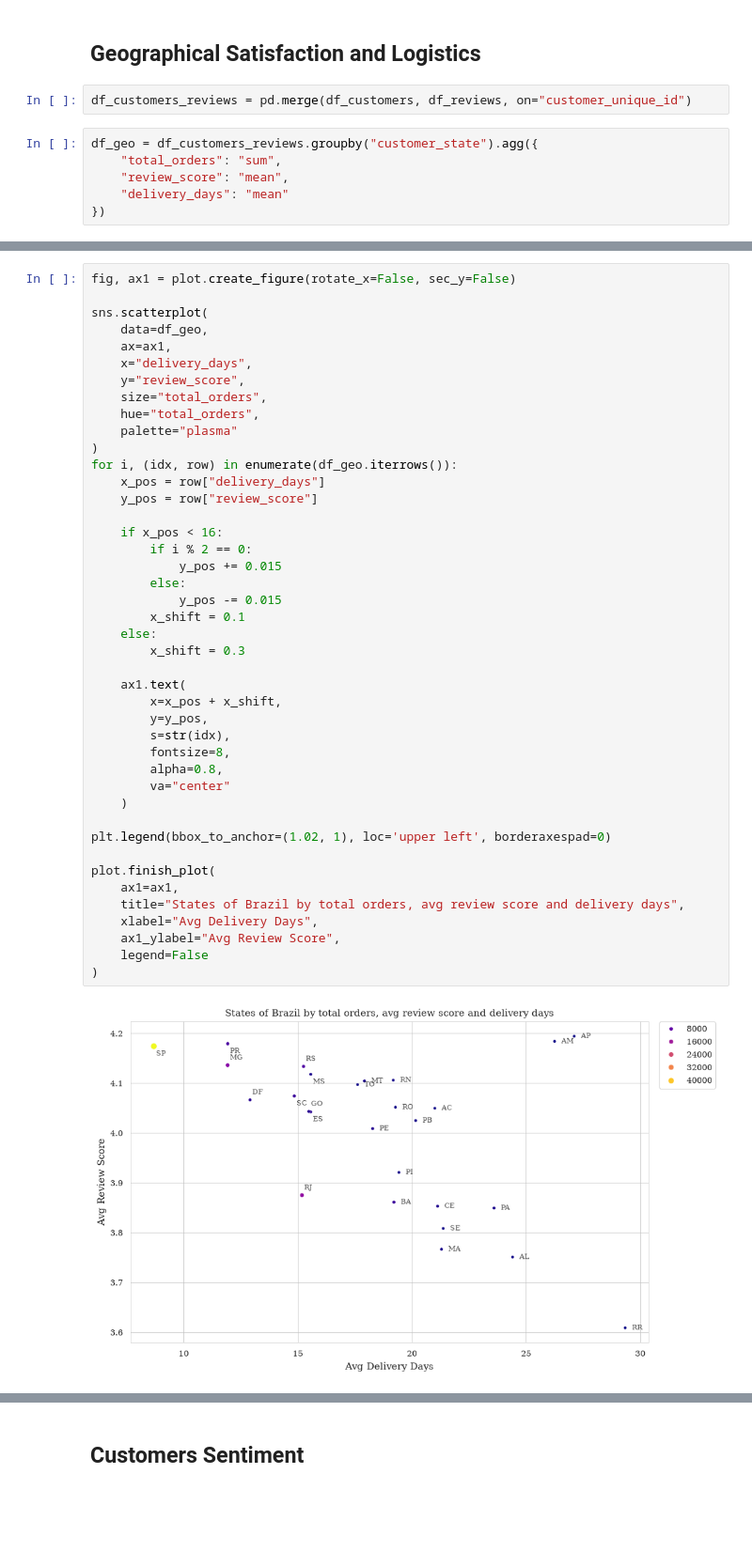
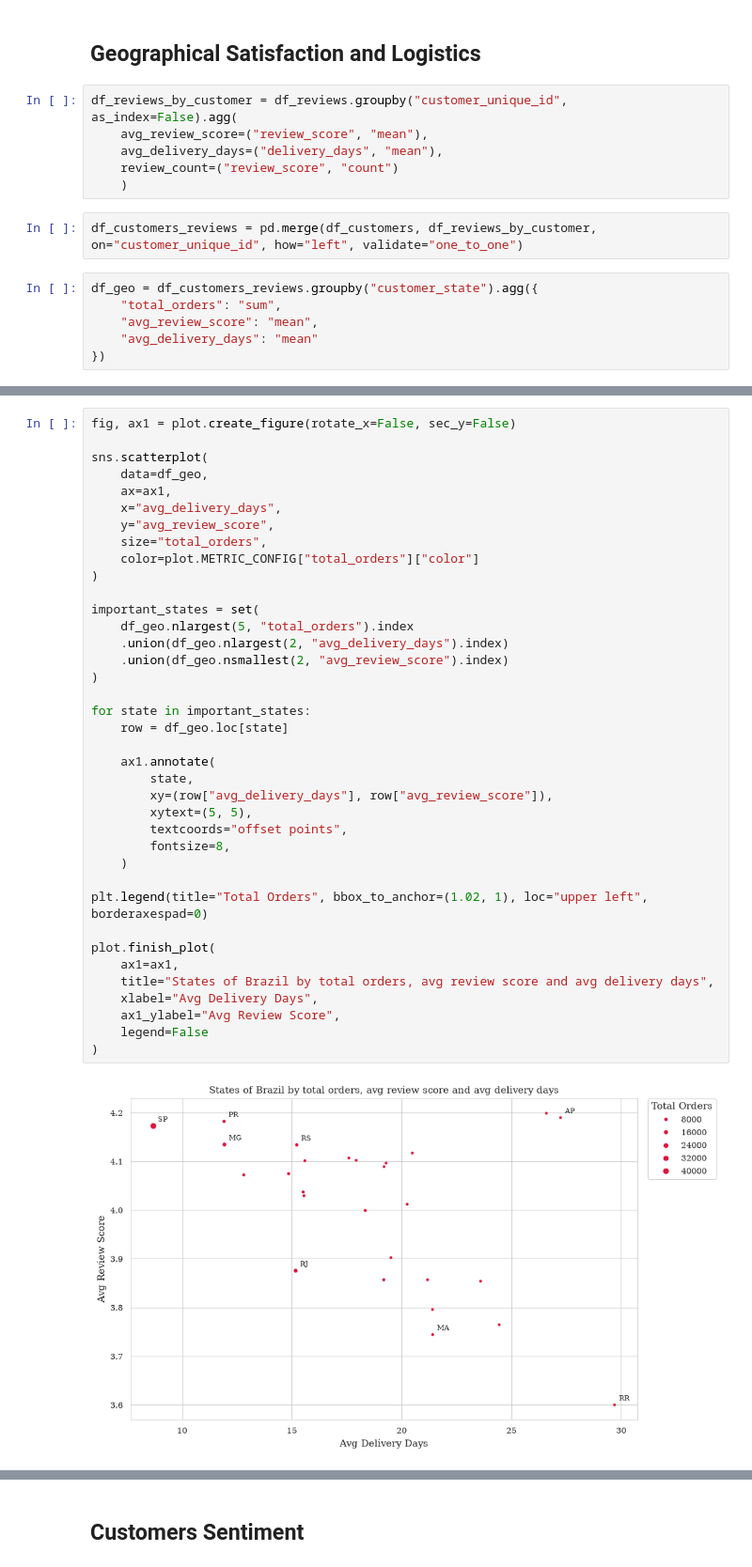
Before and after one commit to MarKotyn/olist-ecommerce-customer-analytics, a Jupyter notebook: python/notebooks/02_eda.ipynb, the cells around one changed output, grey strips where cells are left out. Shown at 94% size. Drawn from its saved outputs; the diff is of its cells as text; blank space fills up the shorter version.

```diff
--- a/python/notebooks/02_eda.ipynb
+++ b/python/notebooks/02_eda.ipynb
@@ -415,13 +394,19 @@ Shipping performance is a primary driver of customer satisfaction, as the median
 # Cross-View Analysis
 # %% [markdown]
 ## Geographical Satisfaction and Logistics
+# %%
+df_reviews_by_customer = df_reviews.groupby("customer_unique_id", as_index=False).agg(
+    avg_review_score=("review_score", "mean"),
+    avg_delivery_days=("delivery_days", "mean"),
+    review_count=("review_score", "count")
+    )
 # %%
-df_customers_reviews = pd.merge(df_customers, df_reviews, on="customer_unique_id")
+df_customers_reviews = pd.merge(df_customers, df_reviews_by_customer, on="customer_unique_id", how="left", validate="one_to_one")
 # %%
 df_geo = df_customers_reviews.groupby("customer_state").agg({
     "total_orders": "sum",
-    "review_score": "mean",
-    "delivery_days": "mean"
+    "avg_review_score": "mean",
+    "avg_delivery_days": "mean"
 })
 # %%
 df_geo.sort_values("total_orders", ascending=False).head(5)
@@ -436,45 +421,40 @@ df_geo.sort_values("total_orders", ascending=False).head(5)
 # %%
 fig, ax1 = plot.create_figure(rotate_x=False, sec_y=False)
 
 sns.scatterplot(
     data=df_geo,
     ax=ax1,
-    x="delivery_days",
-    y="review_score",
+    x="avg_delivery_days",
+    y="avg_review_score",
     size="total_orders",
-    hue="total_orders",
-    palette="plasma"
+    color=plot.METRIC_CONFIG["total_orders"]["color"]
 )
-for i, (idx, row) in enumerate(df_geo.iterrows()):
-    x_pos = row["delivery_days"]
-    y_pos = row["review_score"]
 
-    if x_pos < 16:
-        if i % 2 == 0:
-            y_pos += 0.015
-        else:
-            y_pos -= 0.015
-        x_shift = 0.1
-    else:
-        x_shift = 0.3
+important_states = set(
+    df_geo.nlargest(5, "total_orders").index
+    .union(df_geo.nlargest(2, "avg_delivery_days").index)
+    .union(df_geo.nsmallest(2, "avg_review_score").index)
+)
 
-    ax1.text(
-        x=x_pos + x_shift,
-        y=y_pos,
-        s=str(idx),
+for state in important_states:
+    row = df_geo.loc[state]
+
+    ax1.annotate(
+        state,
+        xy=(row["avg_delivery_days"], row["avg_review_score"]),
+        xytext=(5, 5),
+        textcoords="offset points",
         fontsize=8,
-        alpha=0.8,
-        va="center"
     )
 
-plt.legend(bbox_to_anchor=(1.02, 1), loc='upper left', borderaxespad=0)
+plt.legend(title="Total Orders", bbox_to_anchor=(1.02, 1), loc="upper left", borderaxespad=0)
 
 plot.finish_plot(
     ax1=ax1,
-    title="States of Brazil by total orders, avg review score and delivery days",
+    title="States of Brazil by total orders, avg review score and avg delivery days",
     xlabel="Avg Delivery Days",
     ax1_ylabel="Avg Review Score",
     legend=False
 )
 # %% [output]
-[figure, old version]
+[figure, new version]
```
Also changed, not shown: parts of 48 cells of this notebook, 1 other file.
